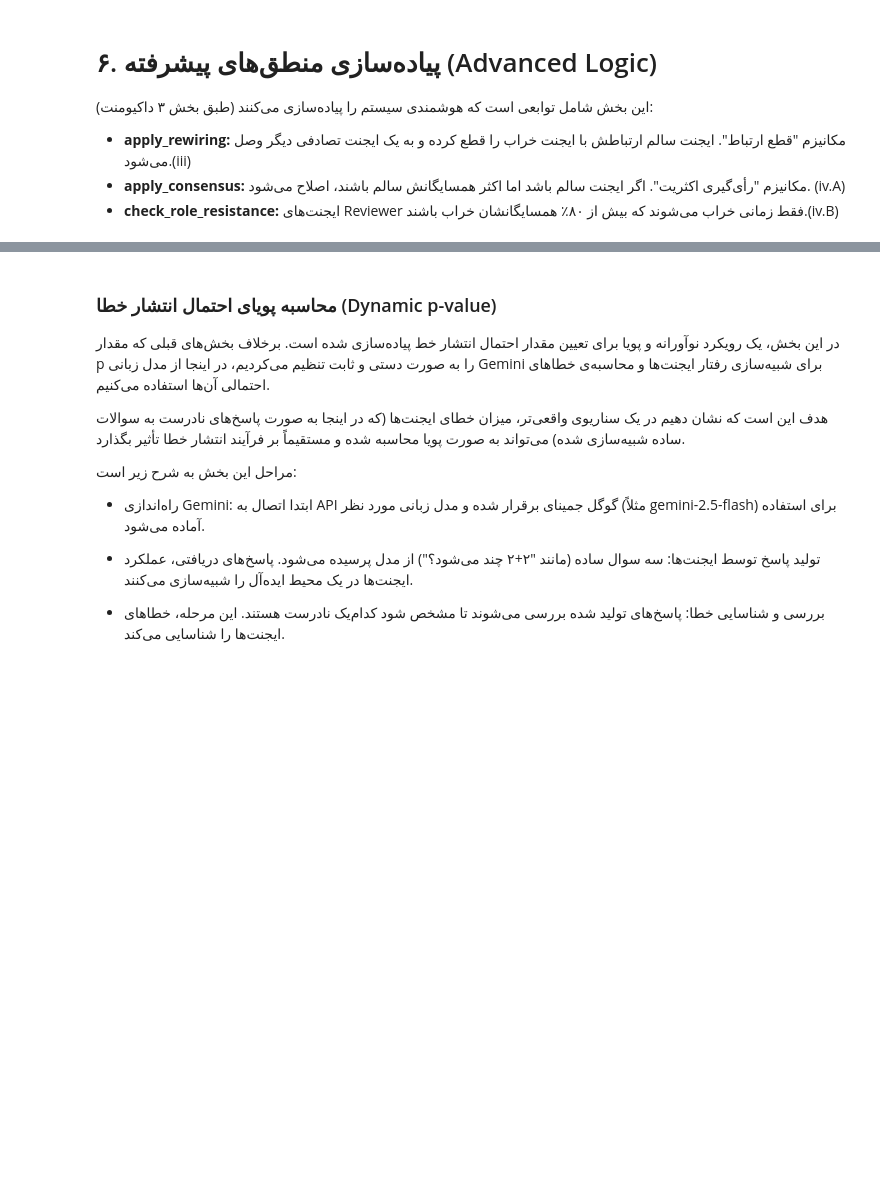
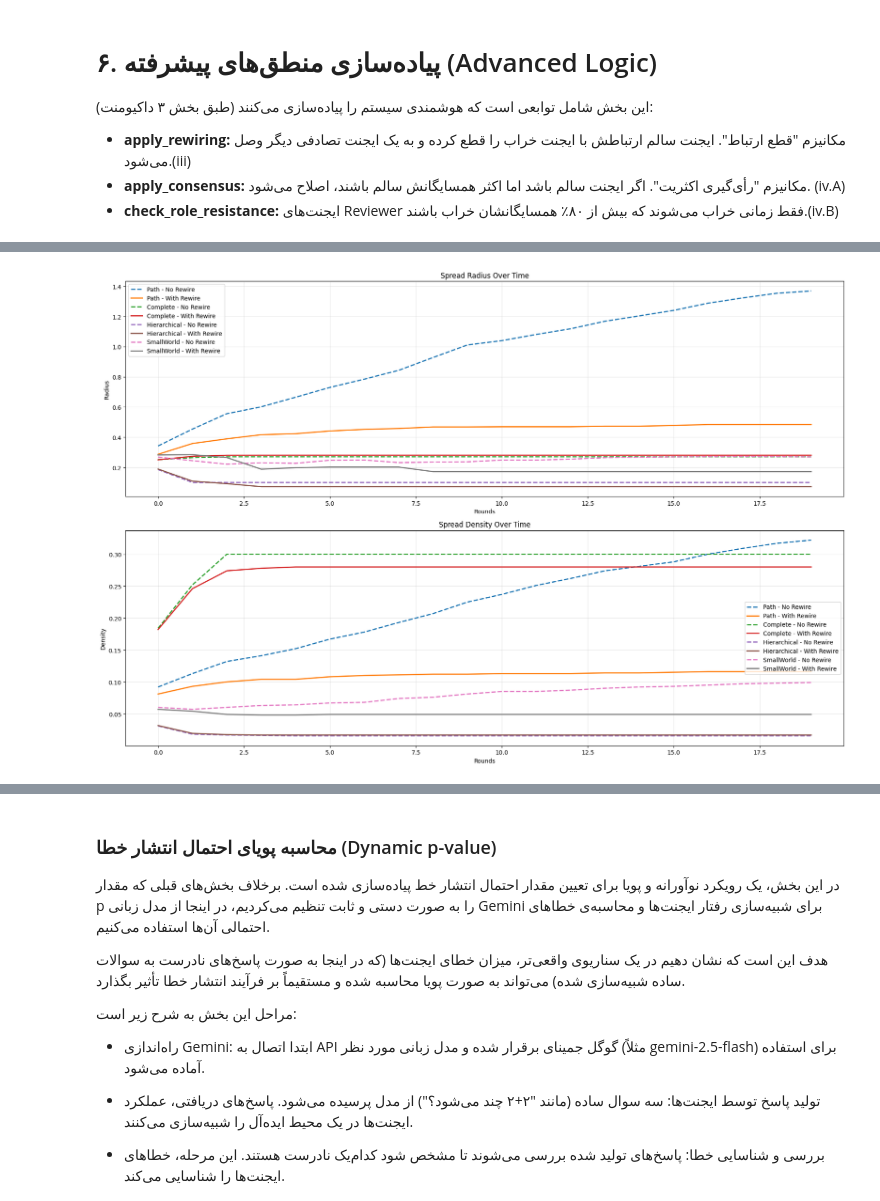
Before and after one commit to sara25kh/LLM-MAS-Resilience, a Jupyter notebook: notebook.ipynb, the cells around one changed output, grey strips where cells are left out. Saved outputs shown, nothing was run; the diff lists cells and outputs as text; code cells hidden in the pictures; blank space fills up the shorter version.

```diff
--- a/notebook.ipynb
+++ b/notebook.ipynb
@@ -746,0 +1264,48 @@ def run_advanced_simulation(G, steps=20, p_infection=0.3, rewire=False):
+# %%
+# ==================================
+# 📊 Advanced Visualization: Step-by-Step Comparison
+# ==================================
+
+plt.figure(figsize=(18, 12))
+
+metrics = ["radius", "density"]
+metric_titles = {
+    "radius": "Spread Radius Over Time",
+    "density": "Spread Density Over Time"
+}
+
+for idx, metric in enumerate(metrics):
+
+    plt.subplot(2, 1, idx+1)
+
+    for topo in comparison_results.keys():
+
+        data_no = comparison_results[topo][False][metric]
+        data_yes = comparison_results[topo][True][metric]
+
+        # بدون Rewire (خط چین)
+        plt.plot(
+            data_no,
+            linestyle='--',
+            linewidth=2,
+            label=f"{topo} - No Rewire"
+        )
+
+        # با Rewire (خط ممتد)
+        plt.plot(
+            data_yes,
+            linestyle='-',
+            linewidth=2,
+            label=f"{topo} - With Rewire"
+        )
+
+    plt.title(metric_titles[metric])
+    plt.xlabel("Rounds")
+    plt.ylabel(metric.capitalize())
+    plt.grid(alpha=0.3)
+    plt.legend()
+
+plt.tight_layout()
+plt.show()
+# %% [output]
+[figure, added]
```
Also changed, not shown: parts of 26 cells of this notebook.
